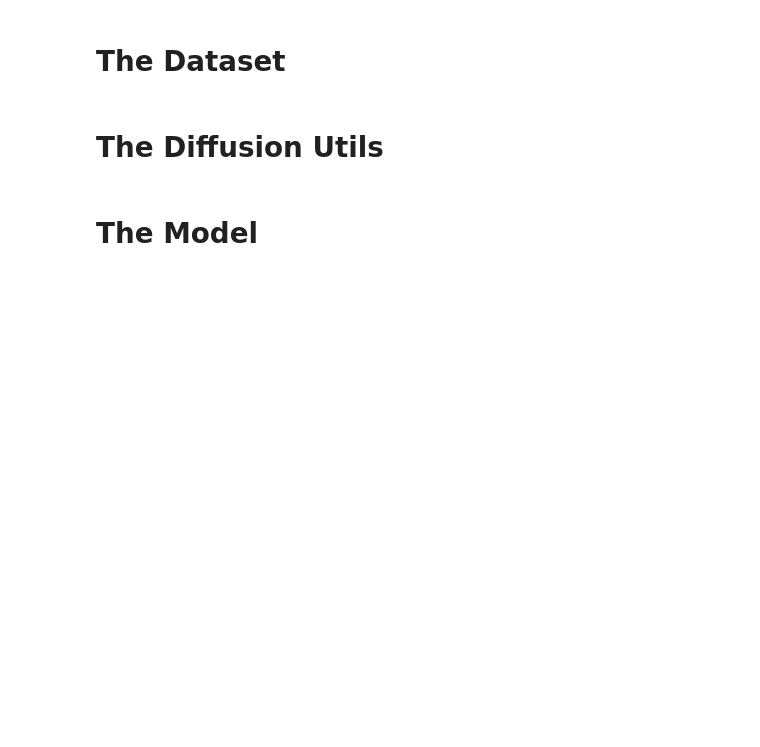
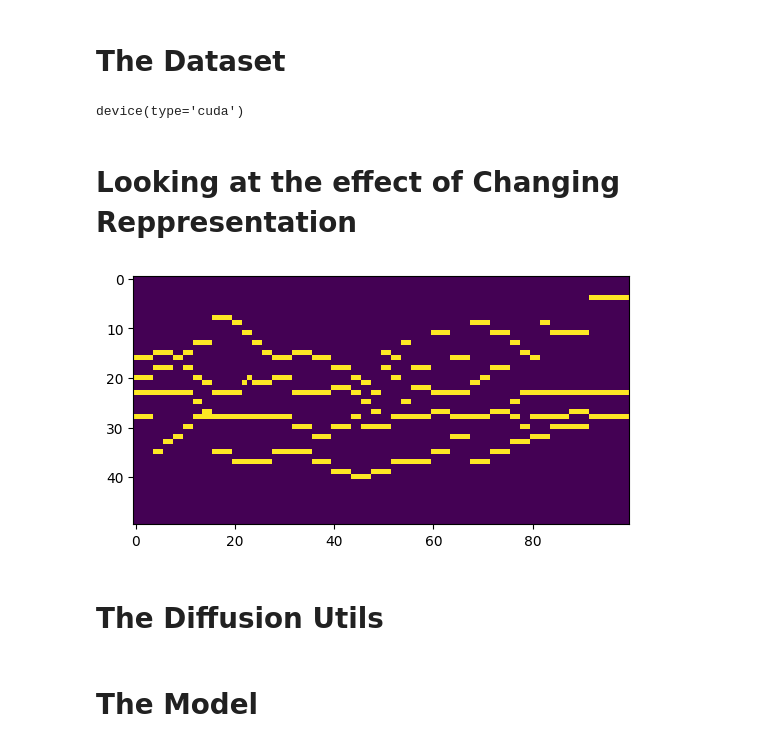
Before and after one commit to MarioPaerle/DIATONICA, a Jupyter notebook: DiscreteBachDiffusion.ipynb, the cells around one changed output. Drawn from its saved outputs; the diff is of its cells as text; code cells hidden in the pictures; blank space fills up the shorter version.

```diff
--- a/DiscreteBachDiffusion.ipynb
+++ b/DiscreteBachDiffusion.ipynb
@@ -14,7 +44,8 @@ import pretty_midi
 # %% [markdown]
 # The Dataset
 # %%
-datas = joblib.load("/kaggle/input/holedbach/jsb1-li-train.pkl")
+S = 0
+datas = joblib.load("/kaggle/input/holedbach/jsb1-li-test.pkl")
 X = datas['X']
 X = X.reshape(X.shape[0], 1, X.shape[1], X.shape[2]) # to 1 channel
 X = X[:, :, 30:80, :]
@@ -28,6 +59,15 @@ from torch.utils.data import DataLoader
 dataloader = DataLoader(X, batch_size=24, shuffle=True)
 device = torch.device("cuda" if torch.cuda.is_available() else "cpu")
 device
+# %% [output]
+device(type='cuda')
+# %% [markdown]
+# Looking at the effect of Changing Reppresentation
+# %%
+plt.imshow(X[0, 0])
+plt.show()
+# %% [output]
+[figure, added]
 # %% [markdown]
 # The Diffusion Utils
 # %%
```
Also changed, not shown: parts of 12 cells of this notebook.
